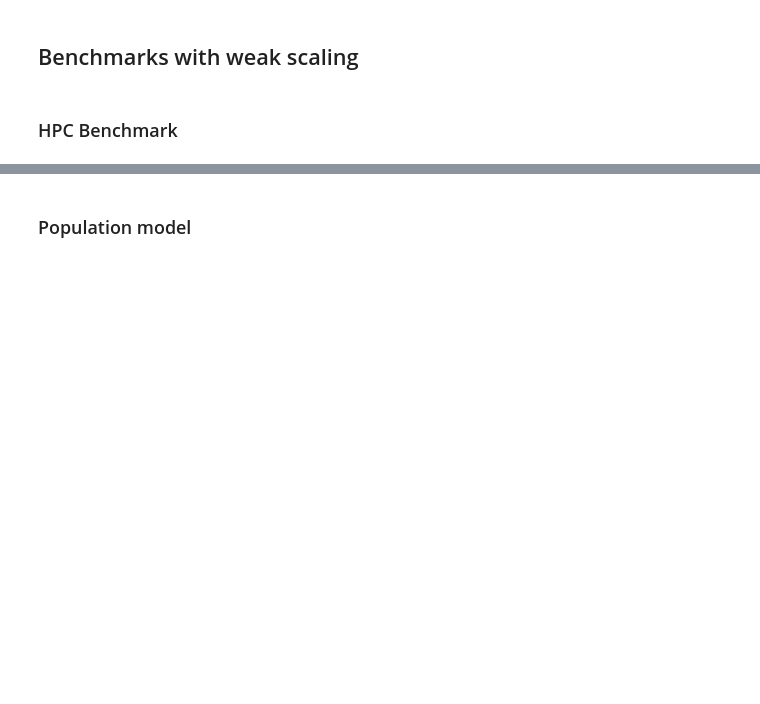
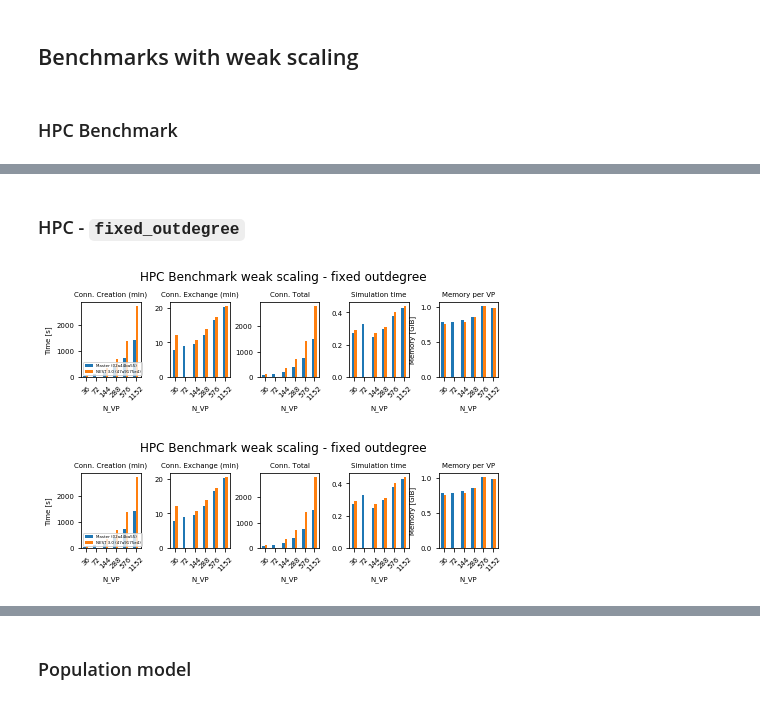
Before and after one commit to INM-6/beNNch, a Jupyter notebook: results/NEST_3_0_benchmark_results/NEST_3_0_benchmarks.ipynb, the cells around one changed output, grey strips where cells are left out. Saved outputs shown, nothing was run; the diff lists cells and outputs as text; code cells hidden in the pictures; blank space fills up the shorter version.

```diff
--- a/results/NEST_3_0_benchmark_results/NEST_3_0_benchmarks.ipynb
+++ b/results/NEST_3_0_benchmark_results/NEST_3_0_benchmarks.ipynb
@@ -184,0 +213,21 @@ hpc
+# %% [markdown]
+### HPC - `fixed_outdegree`
+# %%
+hpc_m_out = pd.read_csv('results/hpc_benchmark_02a44ba55_daint_out.csv')
+hpc_m_out['Case'] = ['Master (02a44ba55)']*len(hpc_m_out)
+
+hpc_3_out = pd.read_csv('results/hpc_benchmark_3_0_47a9175e4_daint_out.csv')
+hpc_3_out['Case'] = ['NEST 3.0 (47a9175e4)']*len(hpc_3_out)
+
+
+hpc_out = pd.concat([hpc_m_out, hpc_3_out])
+
+hpc_out = calculate_T_conn_and_memory(hpc_out)
+hpc_out_p = plot_compare(hpc_out, 'figures/hpc_benchmark_weak_scaling_out.pdf', legend_loc='lower left',
+                         title='HPC Benchmark weak scaling - fixed outdegree')
+
+hpc_out_p = plot_compare(hpc_out, 'figures/hpc_benchmark_weak_scaling_out.svg', legend_loc='lower left',
+                         title='HPC Benchmark weak scaling - fixed outdegree')
+# %% [output]
+[figure, added]
+[figure, added]
```
Also changed, not shown: parts of 8 cells of this notebook, 15 other files.
